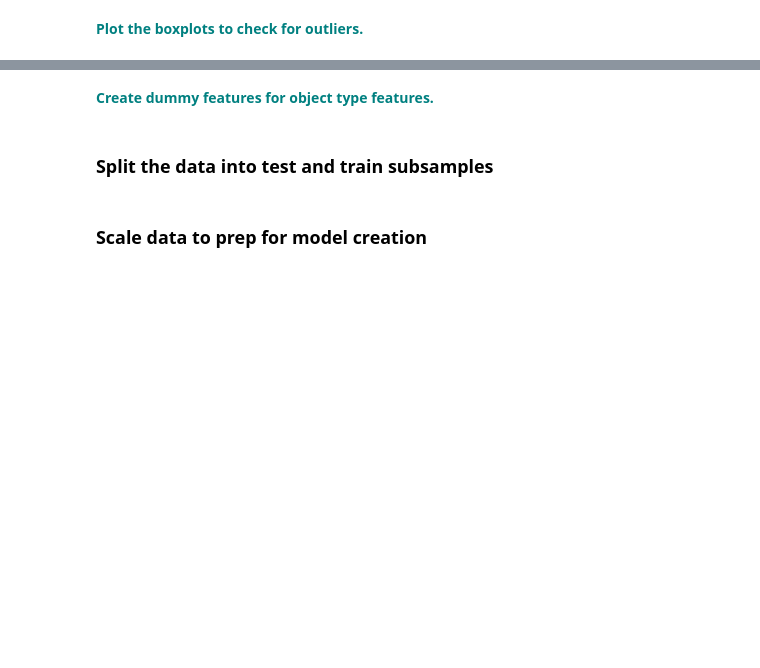
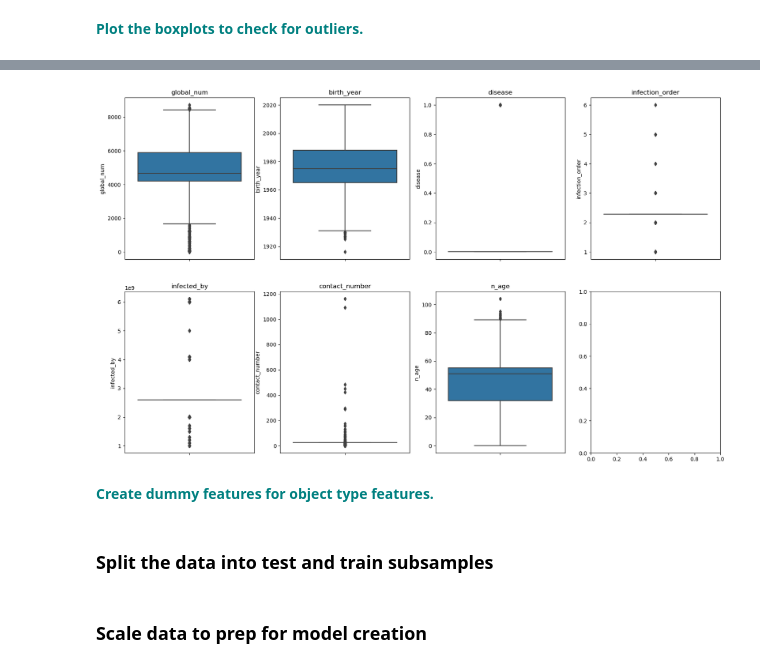
Before and after one commit to amoutafian/random_forest_case_study, a Jupyter notebook: RandomForest_casestudy_covid19.ipynb, the cells around one changed output, grey strips where cells are left out. Saved outputs shown, nothing was run; the diff lists cells and outputs as text; code cells hidden in the pictures; blank space fills up the shorter version.

```diff
--- a/RandomForest_casestudy_covid19.ipynb
+++ b/RandomForest_casestudy_covid19.ipynb
@@ -369,3 +377,13 @@ plt.show()
+# %%
+fig, axes = plt.subplots(2, 4, figsize = (20, 12))
+
+for i, column in enumerate(numeric_cols):
+    row = i // 4  # Integer division to get row index
+    col = i % 4   # Modulo operation to get column index
+    sns.boxplot(y=numeric_cols[column], ax=axes[row, col])
+    axes[row, col].set_title(column)
+# %% [output]
+[figure, added]
 # %% [markdown]
 **<font color='teal'> Create dummy features for object type features. </font>**
 # %% [markdown]
```
Also changed, not shown: parts of 4 cells of this notebook.
